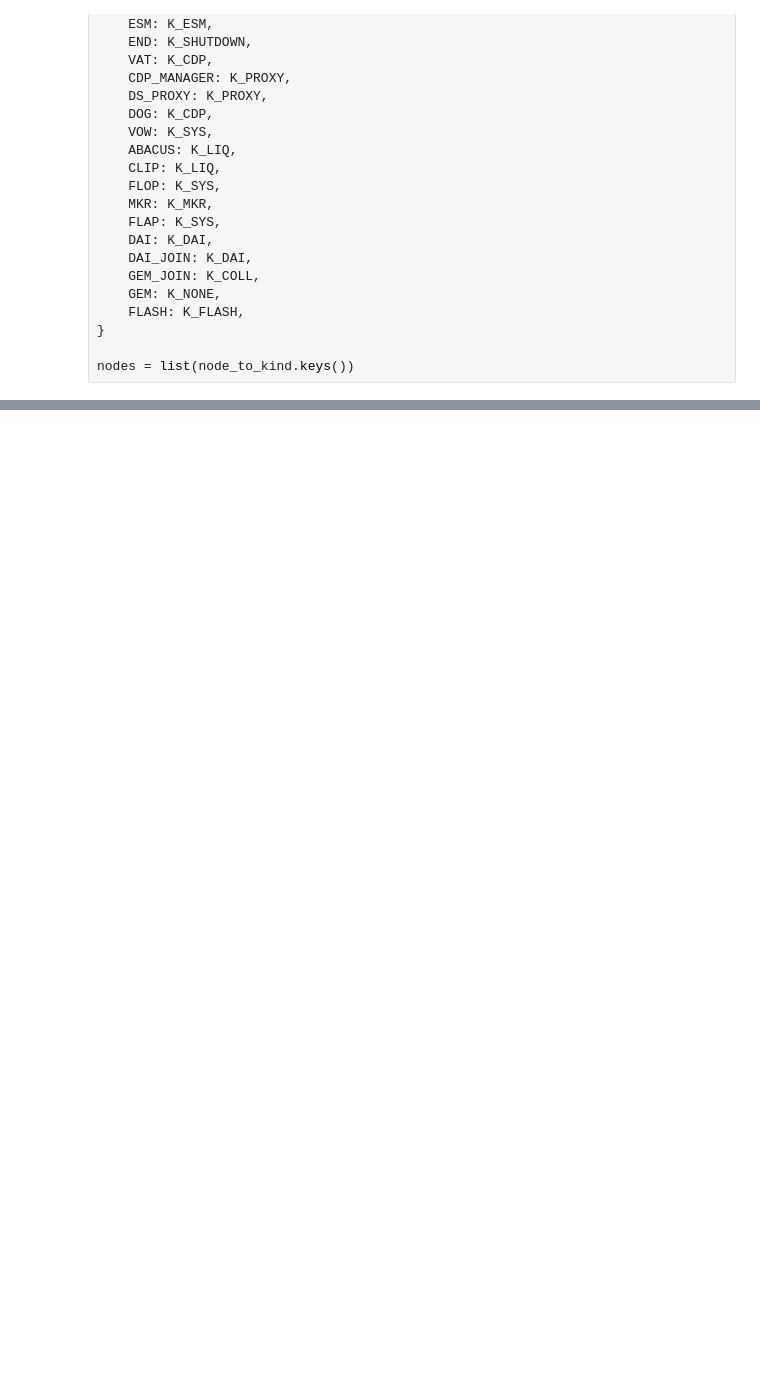
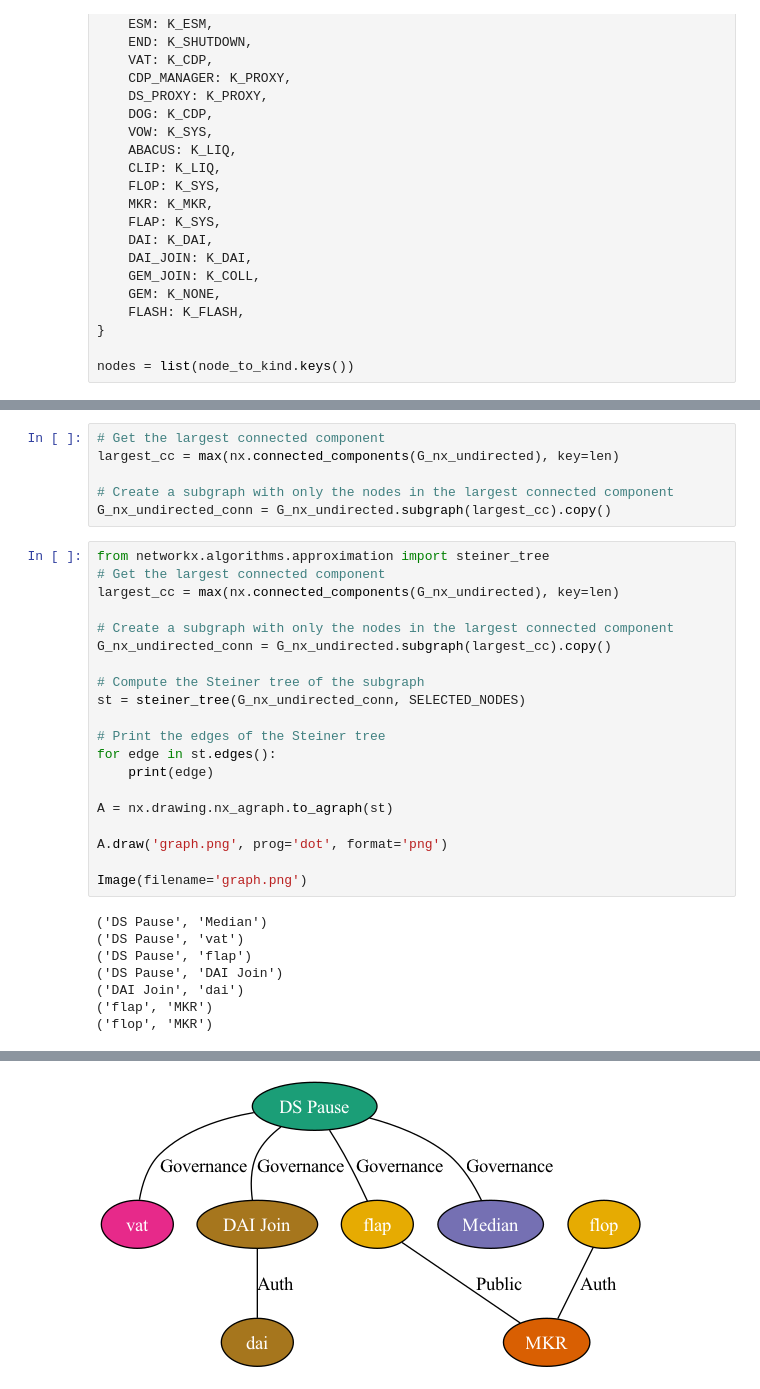
Before and after one commit to Yustynn/mcd-graph, a Jupyter notebook: graph.ipynb, the cells around one changed output, grey strips where cells are left out. Saved outputs shown, nothing was run; the diff lists cells and outputs as text; blank space fills up the shorter version.

Commit message:
Get steiner tree going

```diff
--- a/graph.ipynb
+++ b/graph.ipynb
@@ -227,0 +261,34 @@ Image('graph.png')
+# %%
+# Get the largest connected component
+largest_cc = max(nx.connected_components(G_nx_undirected), key=len)
+
+# Create a subgraph with only the nodes in the largest connected component
+G_nx_undirected_conn = G_nx_undirected.subgraph(largest_cc).copy()
+# %%
+from networkx.algorithms.approximation import steiner_tree
+# Get the largest connected component
+largest_cc = max(nx.connected_components(G_nx_undirected), key=len)
+
+# Create a subgraph with only the nodes in the largest connected component
+G_nx_undirected_conn = G_nx_undirected.subgraph(largest_cc).copy()
+
+# Compute the Steiner tree of the subgraph
+st = steiner_tree(G_nx_undirected_conn, SELECTED_NODES)
+
+# Print the edges of the Steiner tree
+for edge in st.edges():
+    print(edge)
+
+A = nx.drawing.nx_agraph.to_agraph(st)
+
+A.draw('graph.png', prog='dot', format='png')
+
+Image(filename='graph.png')
+# %% [output]
+('DS Pause', 'Median')
+('DS Pause', 'vat')
+('DS Pause', 'flap')
+('DS Pause', 'DAI Join')
+('DAI Join', 'dai')
+('flap', 'MKR')
+('flop', 'MKR')
@@ -227,0 +297 @@ Image('graph.png')
+[figure, added]
```
Also changed, not shown: parts of 6 cells of this notebook.
